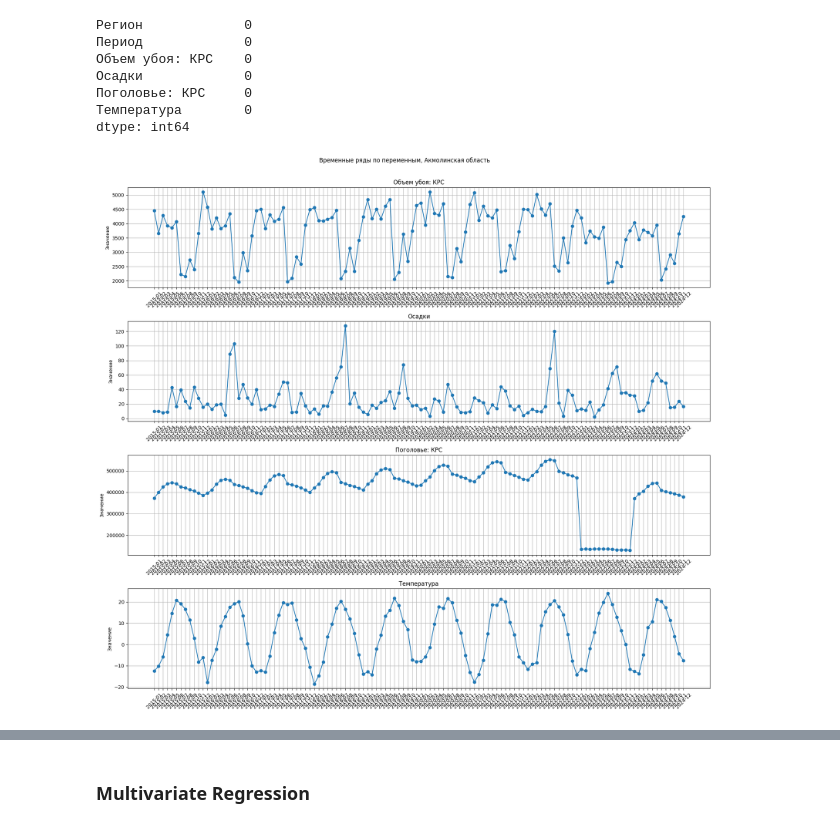
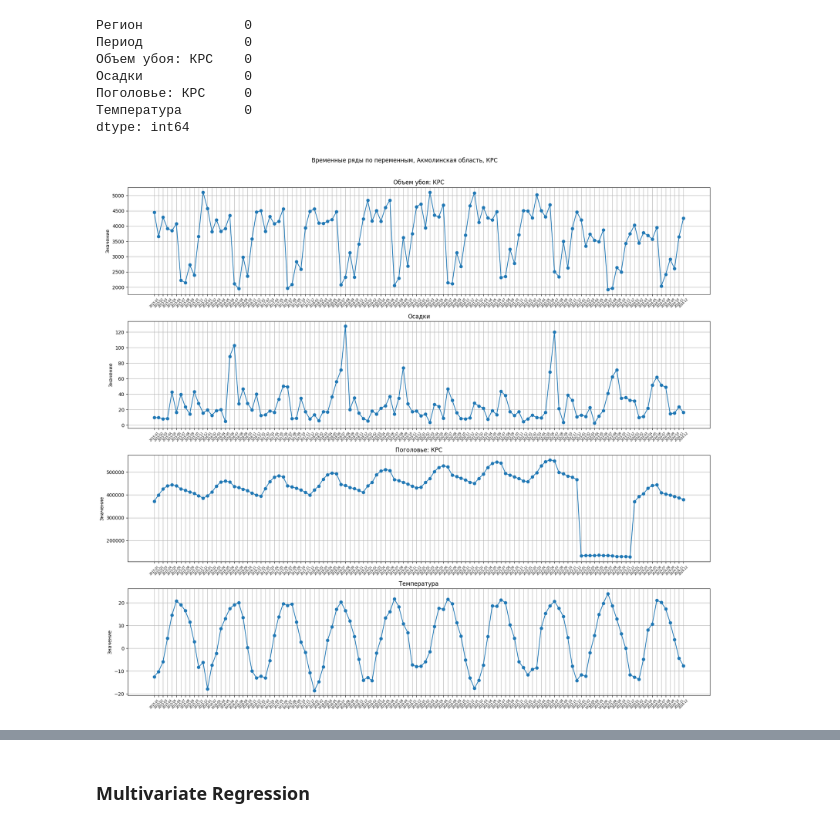
Before and after one commit to Madi147/ICC, a Jupyter notebook: Models/КРС/КРС_Akmola.ipynb, the cells around one changed output, grey strips where cells are left out. Saved outputs shown, nothing was run; the diff lists cells and outputs as text; code cells hidden in the pictures.

```diff
--- a/Models/КРС/КРС_Akmola.ipynb
+++ b/Models/КРС/КРС_Akmola.ipynb
@@ -91,21 +89,21 @@ dtype: int64
 # %%
 # Plot each variable in its own subplot
 value_cols = [col for col in df_akmola.columns if col not in ["Период", "Регион"]]
 
 n = len(value_cols)
 plt.figure(figsize=(18, 4 * n))
 
 for i, col in enumerate(value_cols, 1):
     plt.subplot(n, 1, i)
     plt.plot(df_akmola["Период"], df_akmola[col], marker="o")
     plt.title(f"{col}")
     plt.grid(True)
     plt.ylabel("Значение")
-    plt.xticks(rotation=45)
+    plt.xticks(rotation=45, fontsize = 6)
 
-plt.suptitle("Временные ряды по переменным, Акмолинская область", y=1.01)
+plt.suptitle("Временные ряды по переменным, Акмолинская область, КРС", y=1.01)
 plt.tight_layout()
 plt.show()
 # %% [output]
-[figure, old version]
+[figure, new version]
 # %%
```
Also changed, not shown: parts of 27 cells of this notebook.
